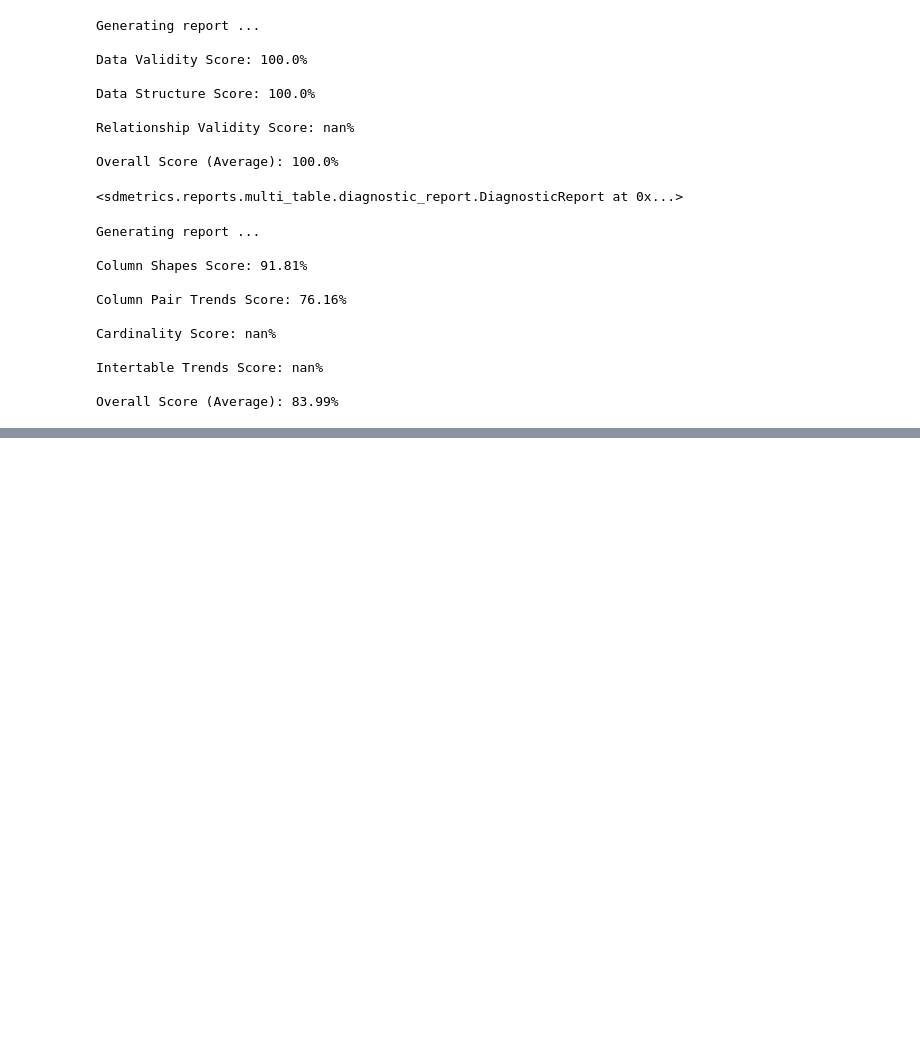
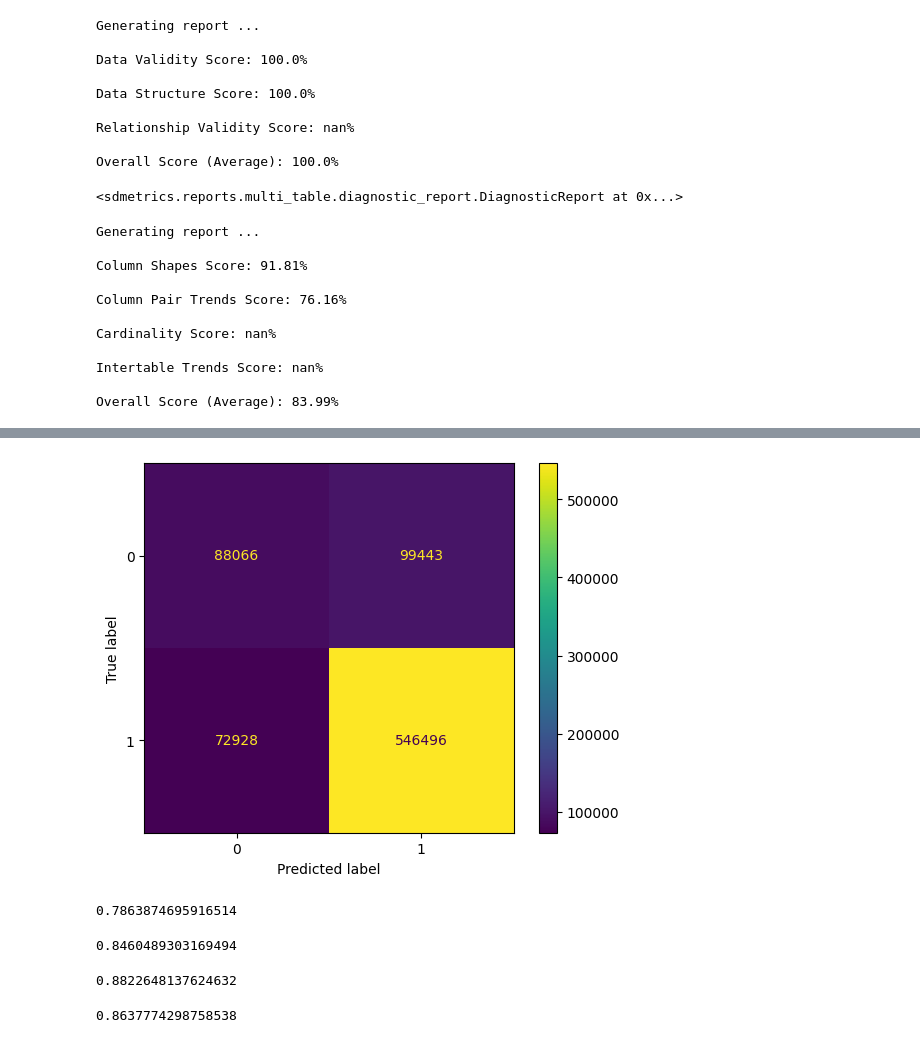
Before and after one commit to Amazing-Team-Name/data-modeling, a Jupyter notebook: main.ipynb, the cells around one changed output, grey strips where cells are left out. Drawn from its saved outputs; the diff is of its cells as text; code cells hidden in the pictures; blank space fills up the shorter version.

```diff
--- a/main.ipynb
+++ b/main.ipynb
@@ -497,0 +452,3 @@ metrics.RocCurveDisplay.from_predictions(test_y, model.predict(test_X))
+# %%
+from sklearn.naive_bayes import GaussianNB
+model_nb = GaussianNB()
@@ -497,0 +469,31 @@ metrics.RocCurveDisplay.from_predictions(test_y, model.predict(test_X))
+# %%
+train_df_nb, test_df_nb = train_test_split(data_cols)
+# %%
+train_nb_X = train_df_nb.select(pl.exclude("clicked"))
+train_nb_y = train_df_nb["clicked"]
+test_nb_X = test_df_nb.select(pl.exclude("clicked"))
+test_nb_y = test_df_nb["clicked"]
+# %%
+fit_model_nb = model_nb.fit(train_nb_X, train_nb_y)
+# %%
+_ = metrics.ConfusionMatrixDisplay(
+    metrics.confusion_matrix(test_nb_y, fit_model_nb.predict(test_nb_X))
+).plot()
+# %% [output]
+[figure, added]
+# %%
+metrics.accuracy_score(test_nb_y, model_nb.predict(test_nb_X))
+# %% [output]
+0.7863874695916514
+# %%
+metrics.precision_score(test_nb_y, model_nb.predict(test_nb_X))
+# %% [output]
+0.8460489303169494
+# %%
+metrics.recall_score(test_nb_y, model_nb.predict(test_nb_X))
+# %% [output]
+0.8822648137624632
+# %%
+metrics.f1_score(test_nb_y, model_nb.predict(test_nb_X))
+# %% [output]
+0.8637774298758538
```
Also changed, not shown: parts of 48 cells of this notebook, 10 other files.
